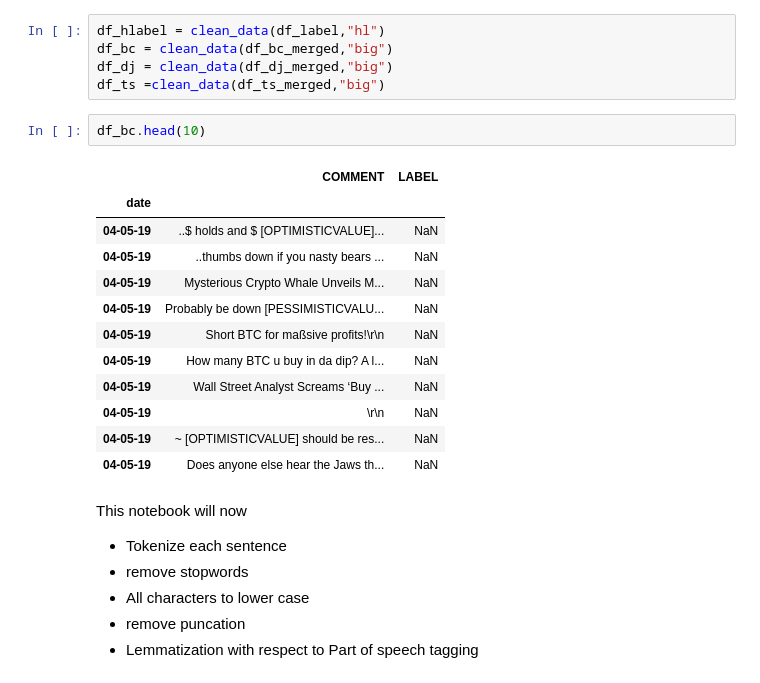
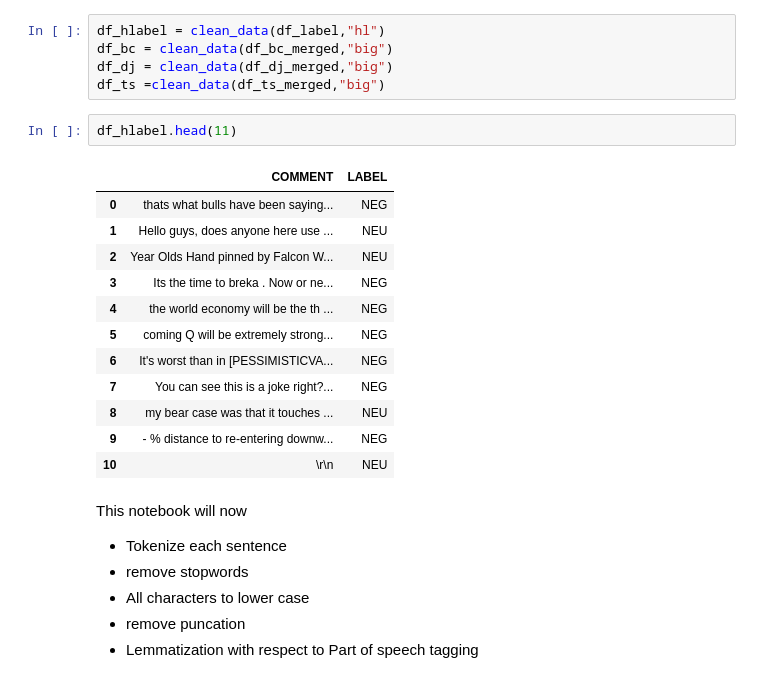
Before and after one commit to falkenovergaard/TA_Exam, a Jupyter notebook: TA_Preprocessing.ipynb, the cells around one changed output. Saved outputs shown, nothing was run; the diff lists cells and outputs as text.

```diff
--- a/TA_Preprocessing.ipynb
+++ b/TA_Preprocessing.ipynb
@@ -165,21 +166,21 @@ df_hlabel = clean_data(df_label,"hl")
 df_bc = clean_data(df_bc_merged,"big")
 df_dj = clean_data(df_dj_merged,"big")
 df_ts =clean_data(df_ts_merged,"big")
-# %%
-df_bc.head(10)
-# %% [output]
-|  | COMMENT | LABEL |
-| date |  |  |
-| 04-05-19 | ..$ holds and $ [OPTIMISTICVALUE]... | NaN |
-| 04-05-19 | ..thumbs down if you nasty bears ... | NaN |
-| 04-05-19 | Mysterious Crypto Whale Unveils M... | NaN |
-| 04-05-19 | Probably be down [PESSIMISTICVALU... | NaN |
-| 04-05-19 | Short BTC for maßsive profits!\r\n | NaN |
-| 04-05-19 | How many BTC u buy in da dip? A l... | NaN |
-| 04-05-19 | Wall Street Analyst Screams ‘Buy ... | NaN |
-| 04-05-19 | \r\n | NaN |
-| 04-05-19 | ~ [OPTIMISTICVALUE] should be res... | NaN |
-| 04-05-19 | Does anyone else hear the Jaws th... | NaN |
+# %%
+df_hlabel.head(11)
+# %% [output]
+|  | COMMENT | LABEL |
+| 0 | thats what bulls have been saying... | NEG |
+| 1 | Hello guys, does anyone here use ... | NEU |
+| 2 | Year Olds Hand pinned by Falcon W... | NEU |
+| 3 | Its the time to breka . Now or ne... | NEG |
+| 4 | the world economy will be the th ... | NEG |
+| 5 | coming Q will be extremely strong... | NEG |
+| 6 | It's worst than in [PESSIMISTICVA... | NEG |
+| 7 | You can see this is a joke right?... | NEG |
+| 8 | my bear case was that it touches ... | NEU |
+| 9 | - % distance to re-entering downw... | NEG |
+| 10 | \r\n | NEU |
 # %% [markdown]
 
 This notebook will now
```
Also changed, not shown: parts of 5 cells of this notebook, 11 other files.
